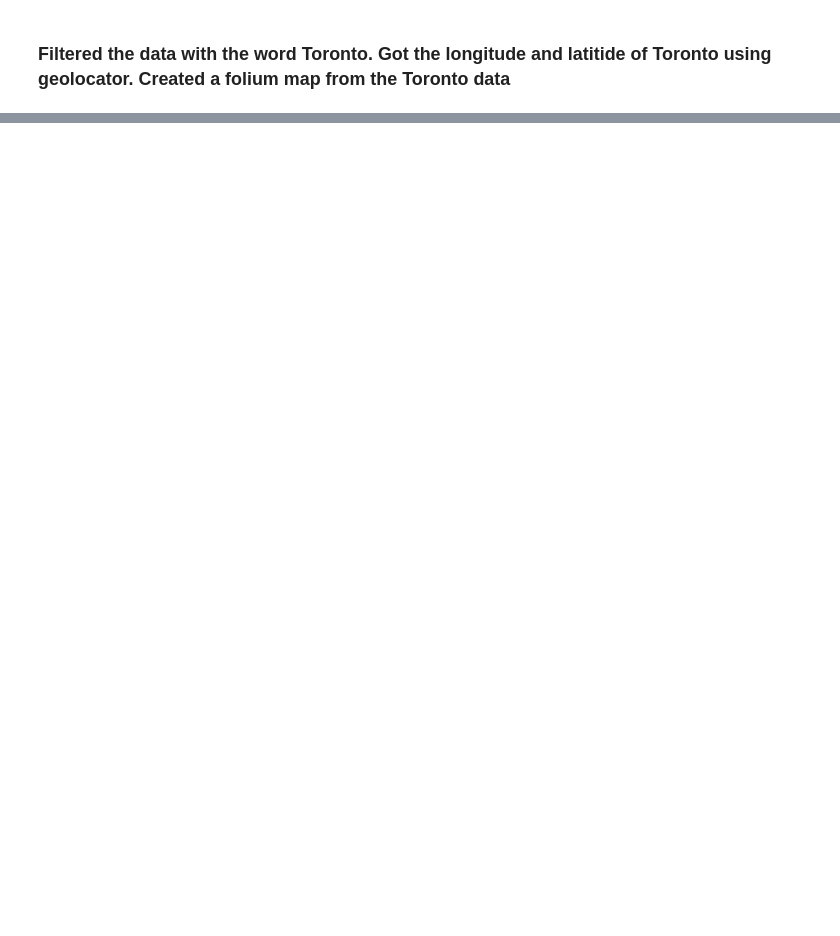
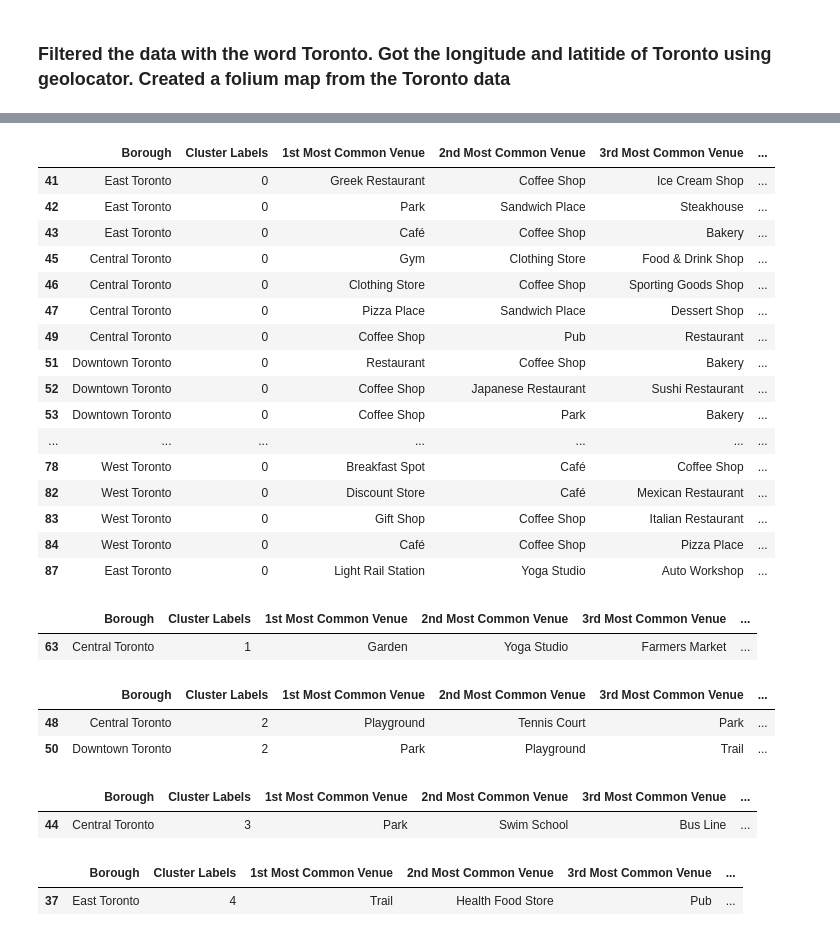
Before and after one commit to HaripriyaSubra/newproj, a Jupyter notebook: DataCampAssignment.ipynb, the cells around one changed output, grey strips where cells are left out. Drawn from its saved outputs; the diff is of its cells as text; code cells hidden in the pictures; blank space fills up the shorter version.

```diff
--- a/DataCampAssignment.ipynb
+++ b/DataCampAssignment.ipynb
@@ -272,0 +520,12 @@ map_toronto
+# %%
+num_top_venues = 5
+
+for hood in toronto_grouped['Neighbourhood']:
+    print("----"+hood+"----")
+    temp = toronto_grouped[toronto_grouped['Neighbourhood'] == hood].T.reset_index()
+    temp.columns = ['venue','freq']
+    temp = temp.iloc[1:]
+    temp['freq'] = temp['freq'].astype(float)
+    temp = temp.round({'freq': 2})
+    print(temp.sort_values('freq', ascending=False).reset_index(drop=True).head(num_top_venues))
+    print('\n')
@@ -272,0 +550,6 @@ map_toronto
+# %%
+def return_most_common_venues(row, num_top_venues):
+    row_categories = row.iloc[1:]
+    row_categories_sorted = row_categories.sort_values(ascending=False)
+
+    return row_categories_sorted.index.values[0:num_top_venues]
@@ -272,0 +626,10 @@ map_toronto
+# %%
+# add clustering labels
+neighborhoods_venues_sorted.insert(0, 'Cluster Labels', kmeans.labels_)
+
+toronto_merged = Toronto_data
+
+# merge toronto_grouped with toronto_data to add latitude/longitude for each neighborhood
+toronto_merged = toronto_merged.join(neighborhoods_venues_sorted.set_index('Neighbourhood'), on='Neighbourhood')
+
+toronto_merged.head()
@@ -272,0 +673,41 @@ map_toronto
+# %%
+toronto_merged.loc[toronto_merged['Cluster Labels'] == 0, toronto_merged.columns[[1] + list(range(5, toronto_merged.shape[1]))]]
+# %% [output]
+|  | Borough | Cluster Labels | 1st Most Common Venue | 2nd Most Common Venue | 3rd Most Common Venue | ... |
+| 41 | East Toronto | 0 | Greek Restaurant | Coffee Shop | Ice Cream Shop | ... |
+| 42 | East Toronto | 0 | Park | Sandwich Place | Steakhouse | ... |
+| 43 | East Toronto | 0 | Café | Coffee Shop | Bakery | ... |
+| 45 | Central Toronto | 0 | Gym | Clothing Store | Food & Drink Shop | ... |
+| 46 | Central Toronto | 0 | Clothing Store | Coffee Shop | Sporting Goods Shop | ... |
+| 47 | Central Toronto | 0 | Pizza Place | Sandwich Place | Dessert Shop | ... |
+| 49 | Central Toronto | 0 | Coffee Shop | Pub | Restaurant | ... |
+| 51 | Downtown Toronto | 0 | Restaurant | Coffee Shop | Bakery | ... |
+| 52 | Downtown Toronto | 0 | Coffee Shop | Japanese Restaurant | Sushi Restaurant | ... |
+| 53 | Downtown Toronto | 0 | Coffee Shop | Park | Bakery | ... |
+| ... | ... | ... | ... | ... | ... | ... |
+| 78 | West Toronto | 0 | Breakfast Spot | Café | Coffee Shop | ... |
+| 82 | West Toronto | 0 | Discount Store | Café | Mexican Restaurant | ... |
+| 83 | West Toronto | 0 | Gift Shop | Coffee Shop | Italian Restaurant | ... |
+| 84 | West Toronto | 0 | Café | Coffee Shop | Pizza Place | ... |
+| 87 | East Toronto | 0 | Light Rail Station | Yoga Studio | Auto Workshop | ... |
+# %%
+toronto_merged.loc[toronto_merged['Cluster Labels'] == 1, toronto_merged.columns[[1] + list(range(5, toronto_merged.shape[1]))]]
+# %% [output]
+|  | Borough | Cluster Labels | 1st Most Common Venue | 2nd Most Common Venue | 3rd Most Common Venue | ... |
+| 63 | Central Toronto | 1 | Garden | Yoga Studio | Farmers Market | ... |
+# %%
+toronto_merged.loc[toronto_merged['Cluster Labels'] == 2, toronto_merged.columns[[1] + list(range(5, toronto_merged.shape[1]))]]
+# %% [output]
+|  | Borough | Cluster Labels | 1st Most Common Venue | 2nd Most Common Venue | 3rd Most Common Venue | ... |
+| 48 | Central Toronto | 2 | Playground | Tennis Court | Park | ... |
+| 50 | Downtown Toronto | 2 | Park | Playground | Trail | ... |
+# %%
+toronto_merged.loc[toronto_merged['Cluster Labels'] == 3, toronto_merged.columns[[1] + list(range(5, toronto_merged.shape[1]))]]
+# %% [output]
+|  | Borough | Cluster Labels | 1st Most Common Venue | 2nd Most Common Venue | 3rd Most Common Venue | ... |
+| 44 | Central Toronto | 3 | Park | Swim School | Bus Line | ... |
+# %%
+toronto_merged.loc[toronto_merged['Cluster Labels'] == 4, toronto_merged.columns[[1] + list(range(5, toronto_merged.shape[1]))]]
+# %% [output]
+|  | Borough | Cluster Labels | 1st Most Common Venue | 2nd Most Common Venue | 3rd Most Common Venue | ... |
+| 37 | East Toronto | 4 | Trail | Health Food Store | Pub | ... |
```
Also changed, not shown: parts of 41 cells of this notebook.
